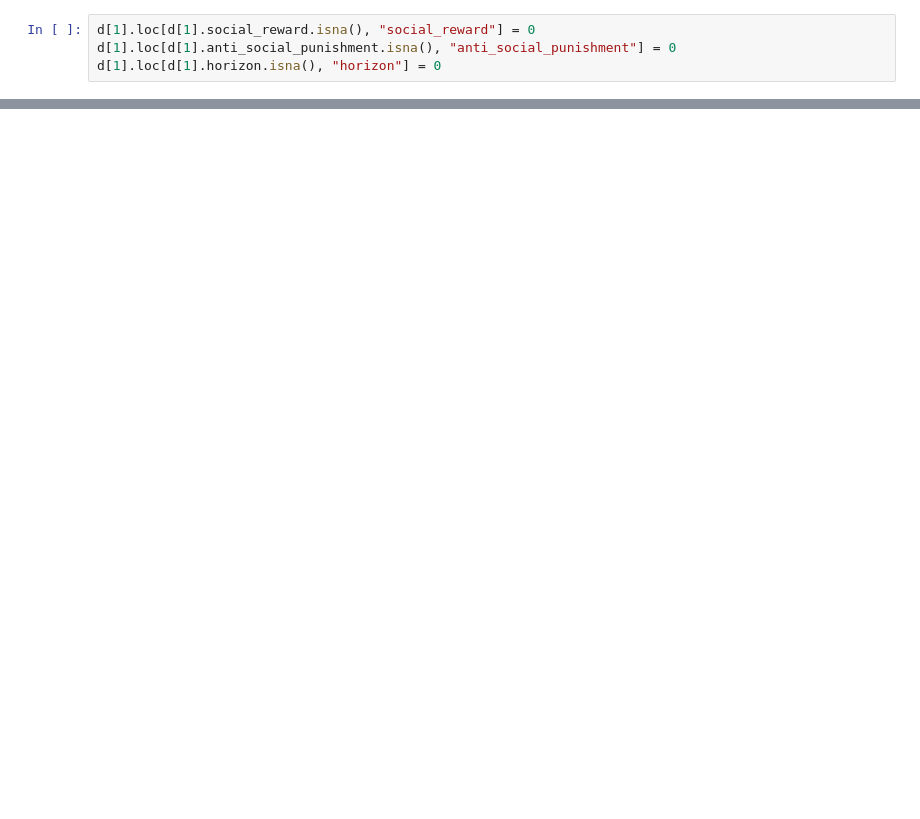
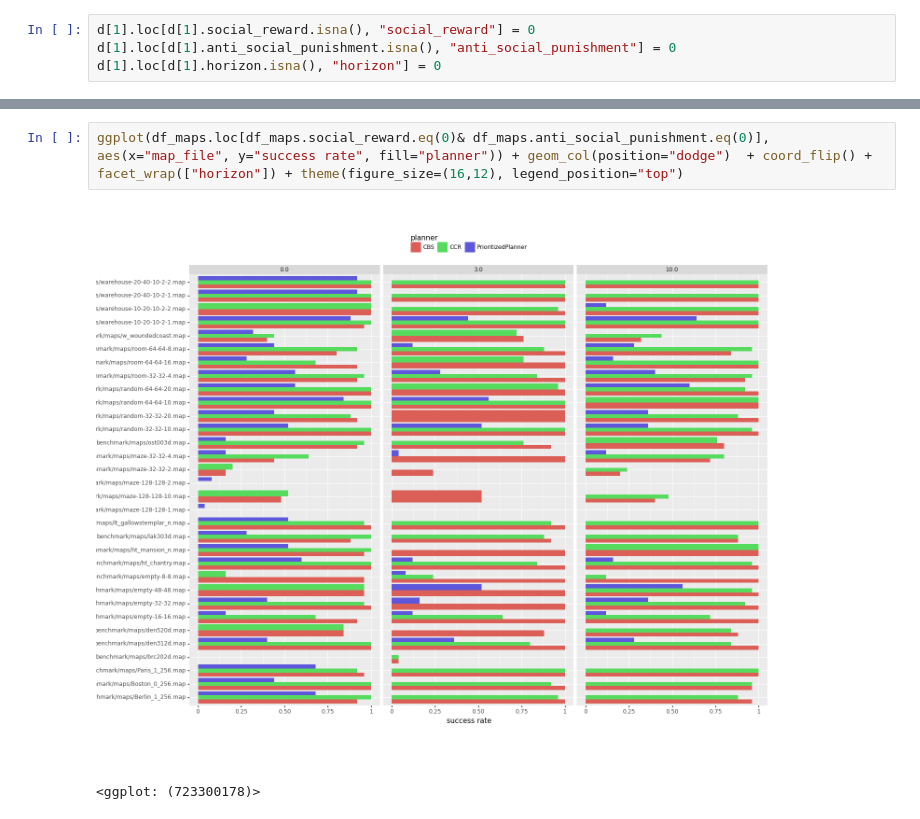
Before and after one commit to ovgu-FINken/polygonal_roadmaps, a Jupyter notebook: Pathfinding.ipynb, the cells around one changed output, grey strips where cells are left out. Saved outputs shown, nothing was run; the diff lists cells and outputs as text; blank space fills up the shorter version.

```diff
--- a/Pathfinding.ipynb
+++ b/Pathfinding.ipynb
@@ -154,0 +248,5 @@ d[1].loc[d[1].function.eq('(astar_path)')].ncalls
+# %%
+ggplot(df_maps.loc[df_maps.social_reward.eq(0)& df_maps.anti_social_punishment.eq(0)], aes(x="map_file", y="success rate", fill="planner")) + geom_col(position="dodge")  + coord_flip() + facet_wrap(["horizon"]) + theme(figure_size=(16,12), legend_position="top")
+# %% [output]
+[figure, added]
+<ggplot: (723300178)>
```
Also changed, not shown: parts of 51 cells of this notebook.
